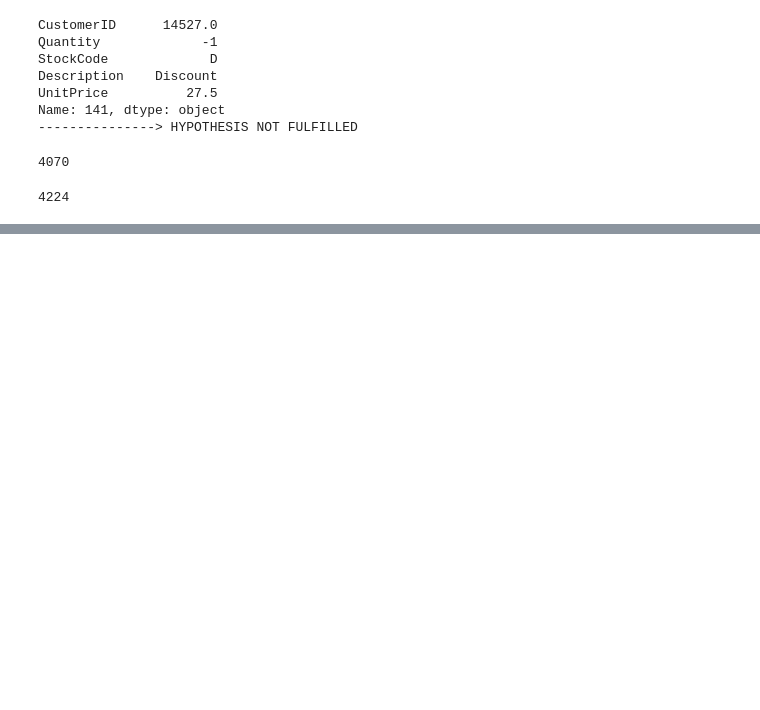
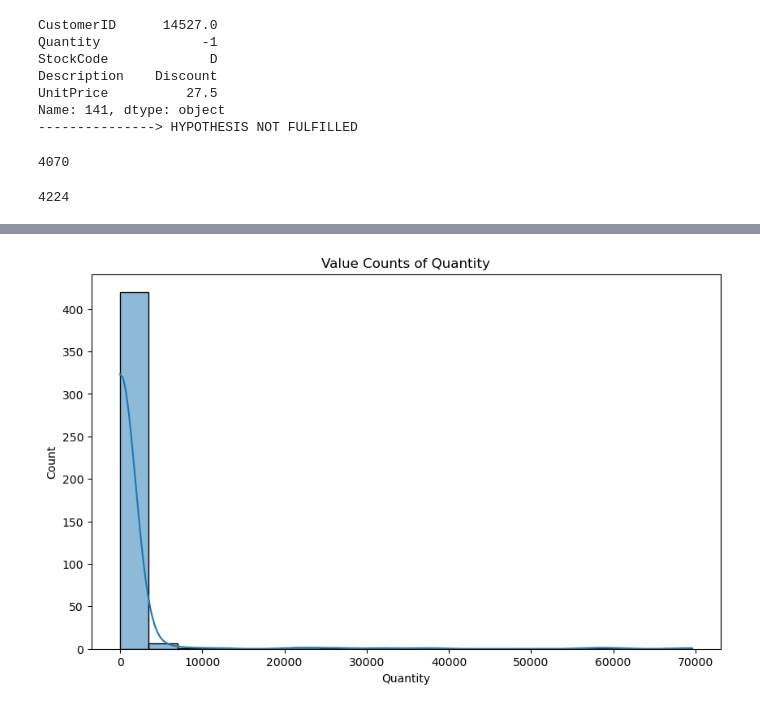
Before and after one commit to shubhjadhav/Customer-Segmentation, a Jupyter notebook: Code/customer-segmentation.ipynb, the cells around one changed output, grey strips where cells are left out. Drawn from its saved outputs; the diff is of its cells as text; code cells hidden in the pictures; blank space fills up the shorter version.

```diff
--- a/Code/customer-segmentation.ipynb
+++ b/Code/customer-segmentation.ipynb
@@ -278,0 +363,12 @@ len(invoice_df["Description"].unique())
+# %%
+quantity_counts = invoice_df['Quantity'].value_counts()
+
+# Plot the value counts
+plt.figure(figsize=(10, 6))
+sns.histplot(quantity_counts, bins=20, kde=True)
+plt.title('Value Counts of Quantity')
+plt.xlabel('Quantity')
+plt.ylabel('Count')
+plt.show()
+# %% [output]
+[figure, added]
```
Also changed, not shown: parts of 37 cells of this notebook.
